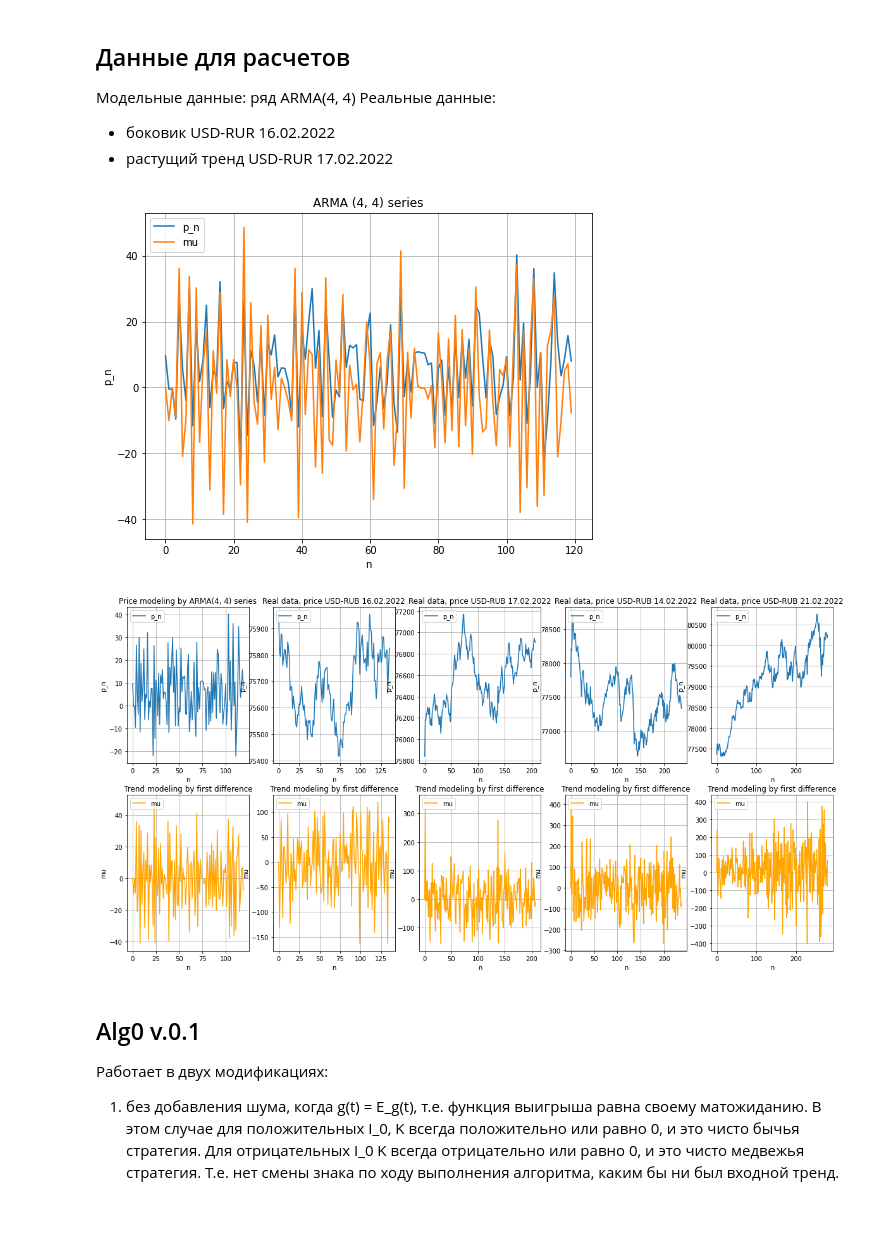
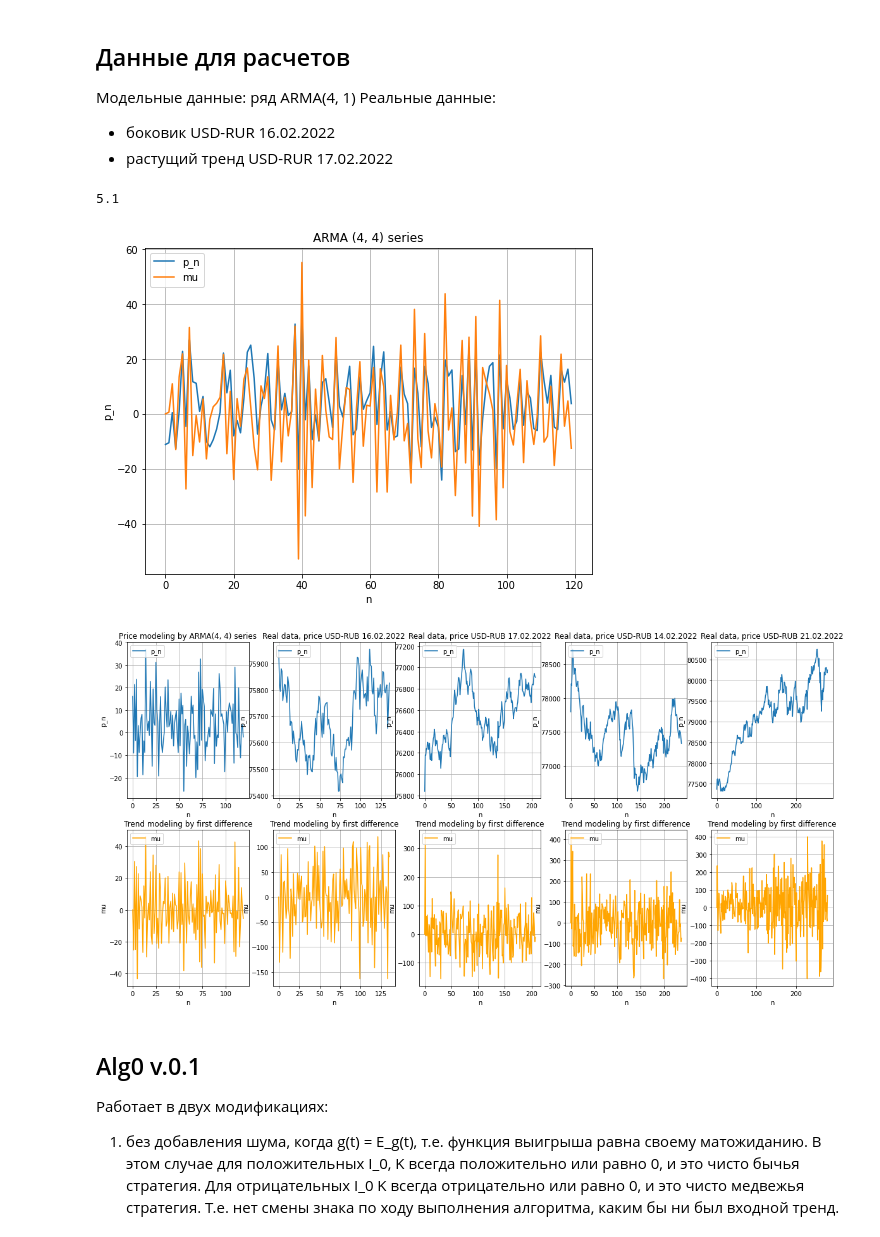
Before and after one commit to vadimvshepelev/test-alg, a Jupyter notebook: simple-pid.ipynb, the cells around one changed output. Cells and saved outputs as stored; diff of their text form; code cells hidden in the pictures.

```diff
--- a/simple-pid.ipynb
+++ b/simple-pid.ipynb
@@ -164,46 +164,56 @@ x_arr, f_arr
 [figure]
 # %% [markdown]
 ## Данные для расчетов
-Модельные данные: ряд ARMA(4, 4)
+Модельные данные: ряд ARMA(4, 1)
 Реальные данные:
 - боковик USD-RUR 16.02.2022
 - растущий тренд USD-RUR 17.02.2022
 # %%
-# Генерируем и визуализируем ARMA(4,4)-ряд
+# Генерируем и визуализируем ARMA(4,1)-ряд
+import numpy as np
 import random
+import matplotlib.pyplot as plt
 
 n_max = 120
 
 a = [10., 8., 6., 2., .1]
 d = [1., .6, .4, .1, .06]
 
 p = [-1., 3., .1, -.8, .5]
+p_const = a[0]*p[4] + a[1]*p[3] + a[2]*p[2] + a[3]*p[1] + a[4]*p[0]
+print(p_const)
+
 for i in range(5, n_max+5):
-    p_next = a[0]*p[4] + a[1]*p[3] + a[2]*p[2] + a[3]*p[1] + a[4]*p[0]
+    p_next = a[0]*p[4] + a[1]*p[3] + a[2]*p[2] + a[3]*p[1] + a[4]*p[0] - .1*p[i-1]
     xi = np.random.normal(0., 10., 5)
     p_next += sum([d[i]*xi[i] for i in range(5)])
     p.append(p_next)
 
 p_arr_arma = np.array(p[5:])
 mu_arr_arma = np.diff(p_arr_arma)
 # Сдвигаем разницу на одну единицу вперед (чтобы тренд был в конце интервала, а не в начале)
 mu_arr_arma = np.append(0., mu_arr_arma)
 
 n_lst = list(range(n_max))
 
 figure = plt.figure(figsize=(8, 6))
 plt.title("ARMA (4, 4) series") # заголовок
 plt.xlabel("n") # ось абсцисс
 plt.ylabel("p_n") # ось ординат
 plt.grid()      # включение отображение сетки
 # plt.plot(p_ser)  # построение графика
 plt.plot(n_lst, p_arr_arma, mu_arr_arma)
 plt.legend(['p_n', 'mu'], loc="upper left")
 
 plt.show()
 # p_arr, mu_arr
+
+
+np.savetxt('p_arma-4-1.txt', p_arr_arma, fmt='%.18f')
+np.savetxt('mu_arma-4-1.txt', mu_arr_arma, fmt='%.18f')
 # %% [output]
+5.1
-[figure, old version]
+[figure, new version]
 # %%
 col_names = ['col1', 'col2', 'col3', 'col4', 'col5', 'col6', 'col7']
 
@@ -361,7 +371,7 @@ plt.show()
 
 #p_init, p_arr, mu_arr
 # %% [output]
-[figure, old version]
+[figure, new version]
 # %% [markdown]
 ## Alg0 v.0.1
 
```
Also changed, not shown: parts of 3 cells of this notebook, 3 other files.
